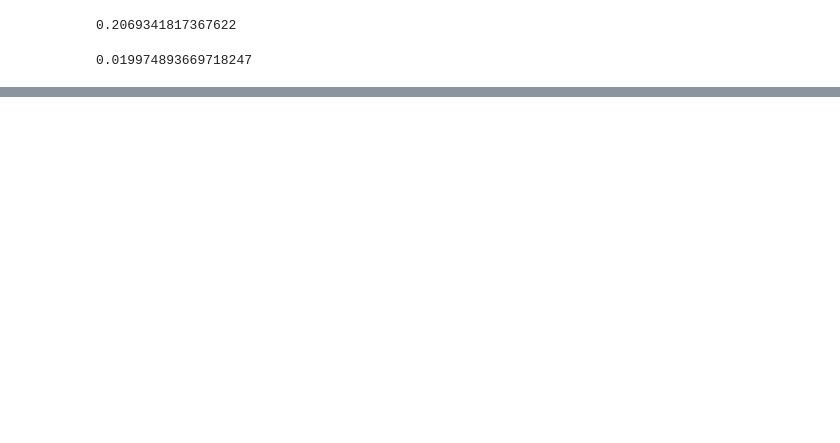
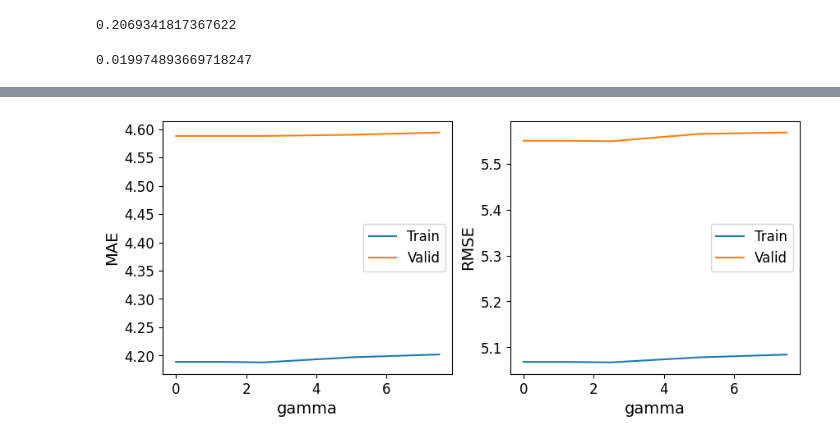
Before and after one commit to UlaStats/MSc-project-pipe-failure-prediction, a Jupyter notebook: Modelling ML.ipynb, the cells around one changed output, grey strips where cells are left out. Saved outputs shown, nothing was run; the diff lists cells and outputs as text; code cells hidden in the pictures; blank space fills up the shorter version.

```diff
--- a/Modelling ML.ipynb
+++ b/Modelling ML.ipynb
@@ -487,0 +573,28 @@ R2_ANN.to_csv("/content/drive/MyDrive/MSc project/Experiment 1/R2_ANN.csv", enco
+# %%
+# gamma
+
+gamma = [0, 1.25, 2.5, 5.0, 7.5]
+
+MAE = [4.189, 4.189, 4.188, 4.197, 4.202]
+RMSE = [5.068, 5.068, 5.067, 5.078, 5.084 ]
+
+valid_MAE = [4.588, 4.588, 4.588, 4.59, 4.594]
+valid_RMSE = [5.550, 5.550, 5.549, 5.565, 5.568]
+
+fix, ax = plt.subplots(1,2, figsize = [10,4])
+
+ax[0].plot(gamma, MAE, label = "Train")
+ax[0].plot(gamma, valid_MAE, label = "Valid")
+ax[0].legend(fontsize = 12)
+ax[0].set_xlabel("gamma", fontsize = 14)
+ax[0].set_ylabel("MAE", fontsize = 14)
+ax[0].tick_params(labelsize=12)
+
+ax[1].plot(gamma, RMSE, label = "Train")
+ax[1].plot(gamma, valid_RMSE, label = "Valid")
+ax[1].legend(fontsize = 12)
+ax[1].set_xlabel("gamma", fontsize = 14)
+ax[1].set_ylabel("RMSE", fontsize = 14)
+ax[1].tick_params(labelsize = 12)
+# %% [output]
+[figure, added]
```
Also changed, not shown: parts of 63 cells of this notebook.
